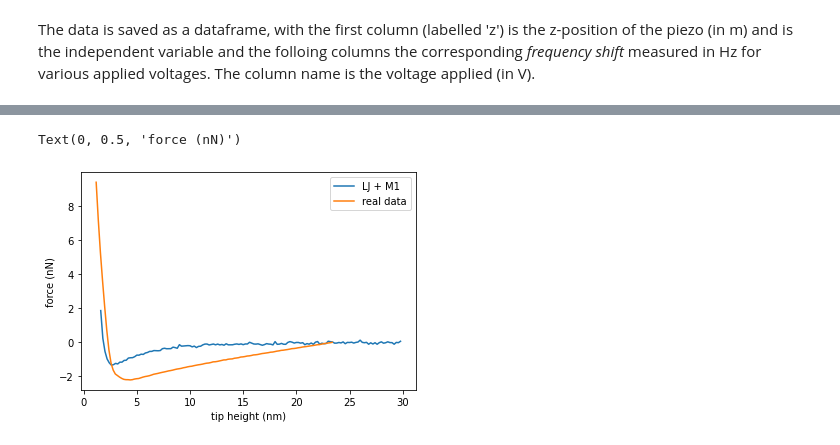
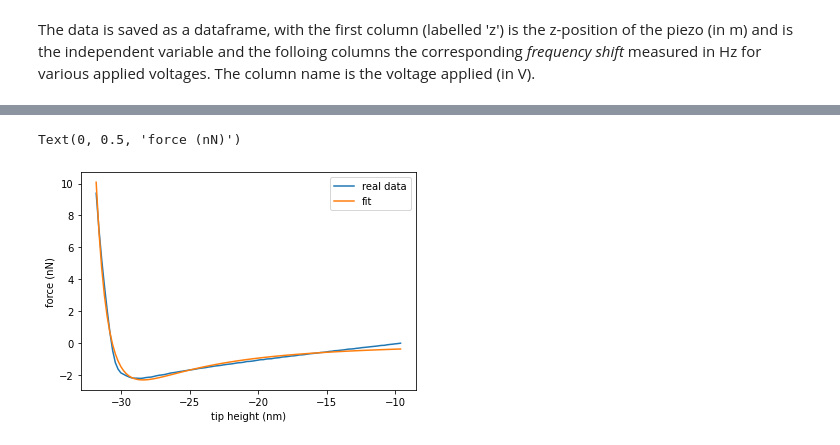
Before and after one commit to phys201/nc_AFM, a Jupyter notebook: documentation.ipynb, the cells around one changed output, grey strips where cells are left out. Drawn from its saved outputs; the diff is of its cells as text; code cells hidden in the pictures.

```diff
--- a/documentation.ipynb
+++ b/documentation.ipynb
@@ -461,5 +494,5 @@ k = 1800
 #central frequency Hz
 f_0 = 19796.5
 
-force_array = fcn.df2force(z_df_dataframe['z'], z_df_dataframe['0.75'], a, k, f_0)
+force_array = fn.df2force(z_df_dataframe['z'], z_df_dataframe['0.75'], a, k, f_0)
 # %% [markdown]
@@ -473,8 +502,9 @@ f_data = force_array*10**9
 # %%
-z_data = z_df_dataframe['z'][:-1].values*10**9+33 #nm, shifted close to the right offset
+z_data = z_df_dataframe['z'][:-1].values*10**9 # nm
 
 f_data = force_array*10**9 #nN
 
 noise = 0.05 #nN
 
-hamaker = 0.286 #aJ
+#fudge the Hamaker constant a little... Since using 0.286 doens't give good results.
+hamaker = 4.286 #aJ
@@ -481,26 +549,16 @@ hamaker = 0.286 #aJ
 # %%
-rep_factor = 57.167
-hamaker_fixed = 0.286 #0.286
-radius = 652
-theta = 70
-noise = 0.05
-z = np.arange(1.6, 30, 0.2) #nN
+rep_factor = 1463.2598
+radius = 458.66
+noise_0 = 0
 
-z_0_sph = 0
+z_0_sph = -35.17
 
-plt.plot(z, simulate_data_sph(rep_factor, hamaker_fixed, radius, noise, z, z_0_sph), label = 'LJ + M1')
-#plt.plot(z, simulate_data_cone(rep_factor, hamaker_fixed, theta, noise, z), label = 'LJ + M2')
 plt.plot(z_data, f_data, label = 'real data')
-
-#plt.plot(z, simulate_data_vdwm3_newrep(rep_factor, hamaker_fixed, radius, theta, noise, z), label = 'modified LJ + M3')
-
-#plt.axvline(x=s_lj, c='k')
-
-#plt.ylim([-2,4])
+plt.plot(z_data, fn.simulate_data_sph(rep_factor, hamaker, radius, noise_0, z_data, z_0_sph), label = 'fit')
 
 plt.legend()
 plt.xlabel('tip height (nm)')
 plt.ylabel('force (nN)')
 # %% [output]
 Text(0, 0.5, 'force (nN)')
-[figure, old version]
+[figure, new version]
```
Also changed, not shown: parts of 36 cells of this notebook, 3 other files.
